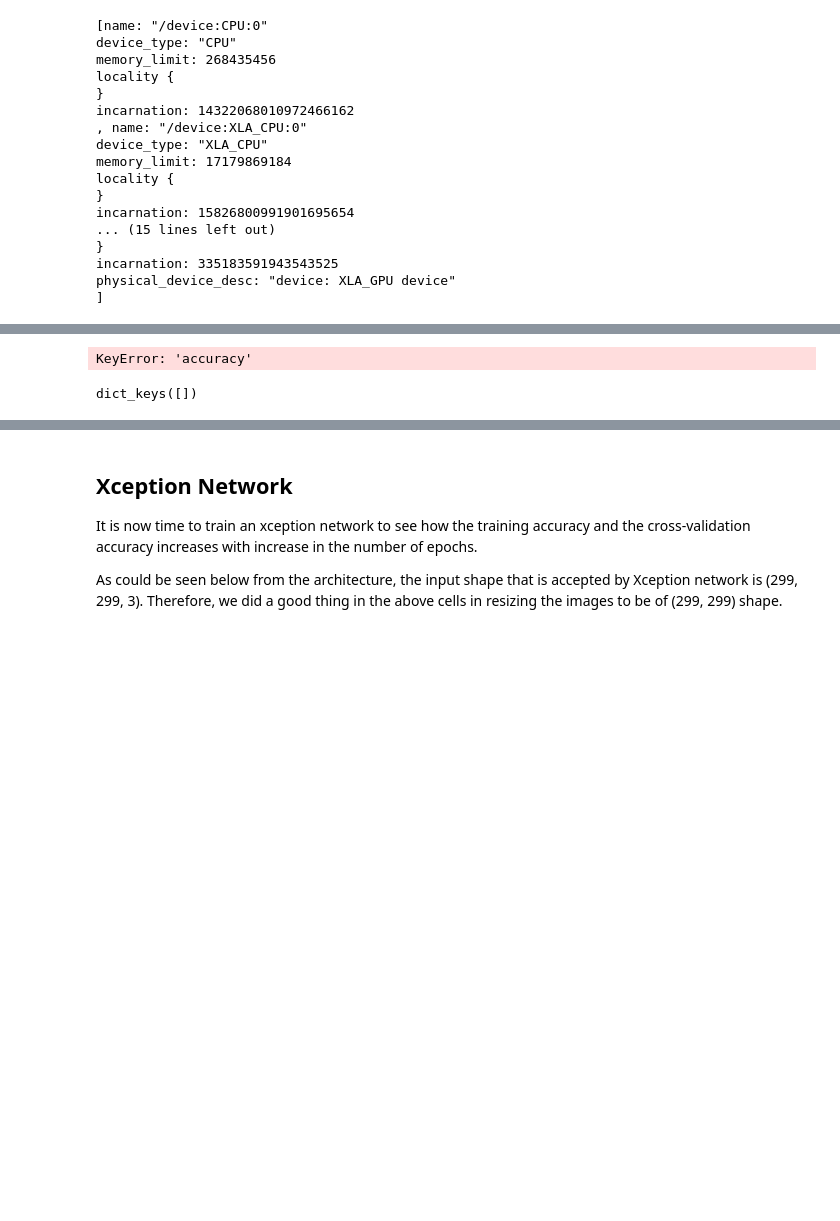
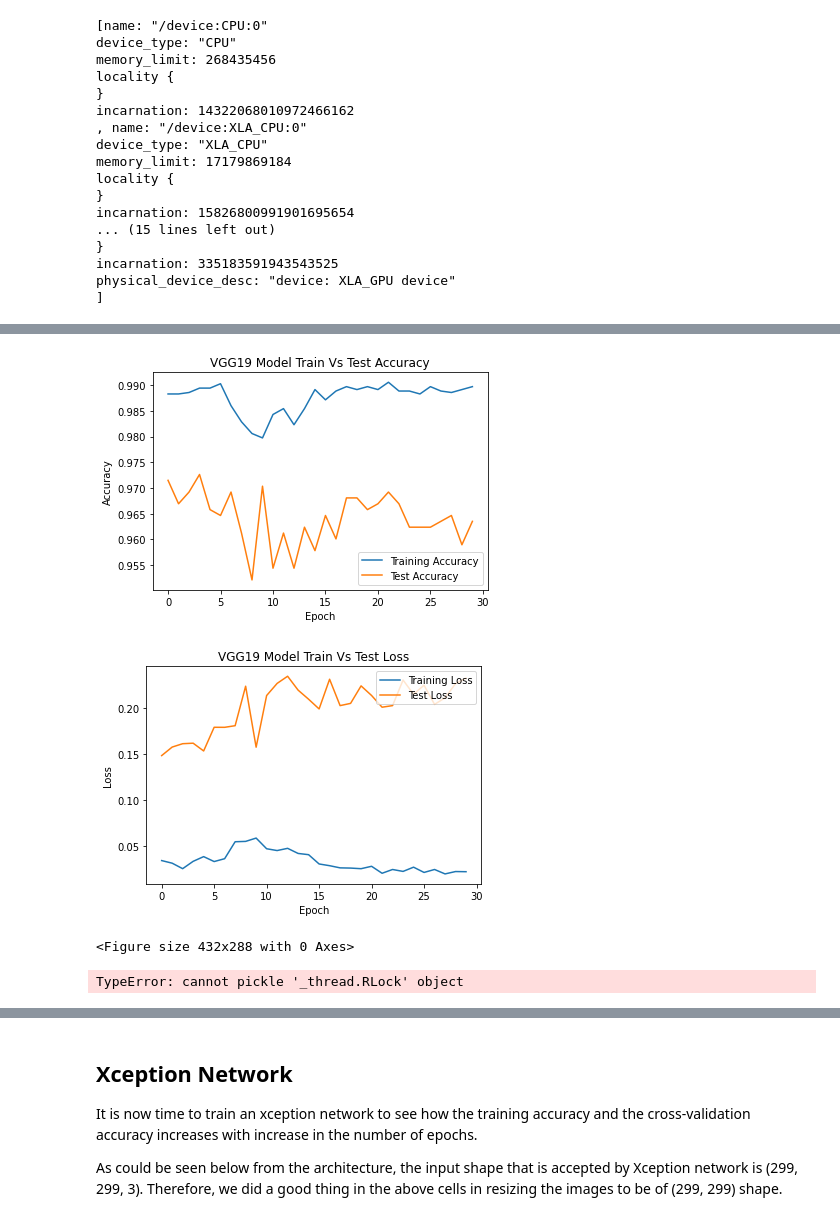
Before and after one commit to suhasmaddali/Wheat-Disease-Detection-, a Jupyter notebook: Wheat Disease Detection.ipynb, the cells around one changed output, grey strips where cells are left out. Saved outputs shown, nothing was run; the diff lists cells and outputs as text; code cells hidden in the pictures; blank space fills up the shorter version.

```diff
--- a/Wheat Disease Detection.ipynb
+++ b/Wheat Disease Detection.ipynb
@@ -250,22 +263,0 @@ Epoch 2/30
-# %%
-predictions = final_model.predict(X_cv, batch_size = 64)
-N = 30
-plt.plot(np.arange(0, N), final_model.history.history['accuracy'], label = 'Training Accuracy')
-plt.plot(np.arange(0, N), final_model.history.history['val_accuracy'], label = "Test Accuracy")
-plt.title('VGG19 Model Train Vs Test Accuracy')
-plt.ylabel('Accuracy')
-plt.xlabel('Epoch')
-plt.legend(loc = 'lower right')
-plt.show()
-plt.savefig(r"C:\Users\suhas maddali\Desktop\Folders\Machine Learning Projects\Wheat Disease Detection\Wheat-Disease-Detection-\Plots\VGG19_accuracy_plots.png")
-
-plt.plot(final_model.history.history['loss'], label = "Training Loss")
-plt.plot(final_model.history.history['val_loss'], label = "Test Loss")
-plt.title("VGG19 Model Train Vs Test Loss")
-plt.ylabel('Loss')
-plt.xlabel('Epoch')
-plt.legend(loc = 'upper right')
-plt.show()
-plt.savefig(r"C:\Users\suhas maddali\Desktop\Folders\Machine Learning Projects\Wheat Disease Detection\Wheat-Disease-Detection-\Plots\VGG19_loss_plot.png")
-# %% [output]
-KeyError: 'accuracy'
@@ -276,4 +264,24 @@ history = History()
-# %%
-history.history.keys()
-# %% [output]
-dict_keys([])
+# %%
+predictions = final_model.predict(X_cv, batch_size = 64)
+N = 30
+plt.plot(np.arange(0, N), fitted_model.history['accuracy'], label = 'Training Accuracy')
+plt.plot(np.arange(0, N), fitted_model.history['val_accuracy'], label = "Test Accuracy")
+plt.title('VGG19 Model Train Vs Test Accuracy')
+plt.ylabel('Accuracy')
+plt.xlabel('Epoch')
+plt.legend(loc = 'lower right')
+plt.show()
+plt.savefig(r"C:\Users\suhas maddali\Desktop\Folders\Machine Learning Projects\Wheat Disease Detection\Wheat-Disease-Detection-\Plots\VGG19_accuracy_plots.png")
+
+plt.plot(fitted_model.history['loss'], label = "Training Loss")
+plt.plot(fitted_model.history['val_loss'], label = "Test Loss")
+plt.title("VGG19 Model Train Vs Test Loss")
+plt.ylabel('Loss')
+plt.xlabel('Epoch')
+plt.legend(loc = 'upper right')
+plt.show()
+plt.savefig(r"C:\Users\suhas maddali\Desktop\Folders\Machine Learning Projects\Wheat Disease Detection\Wheat-Disease-Detection-\Plots\VGG19_loss_plot.png")
+# %% [output]
+[figure, added]
+[figure, added]
+<Figure size 432x288 with 0 Axes>
@@ -279,0 +290,5 @@ dict_keys([])
+# %%
+with open('model_pkl', 'wb') as files:
+    pickle.dump(final_model, files)
+# %% [output]
+TypeError: cannot pickle '_thread.RLock' object
```
Also changed, not shown: parts of 7 cells of this notebook, 3 other files.
